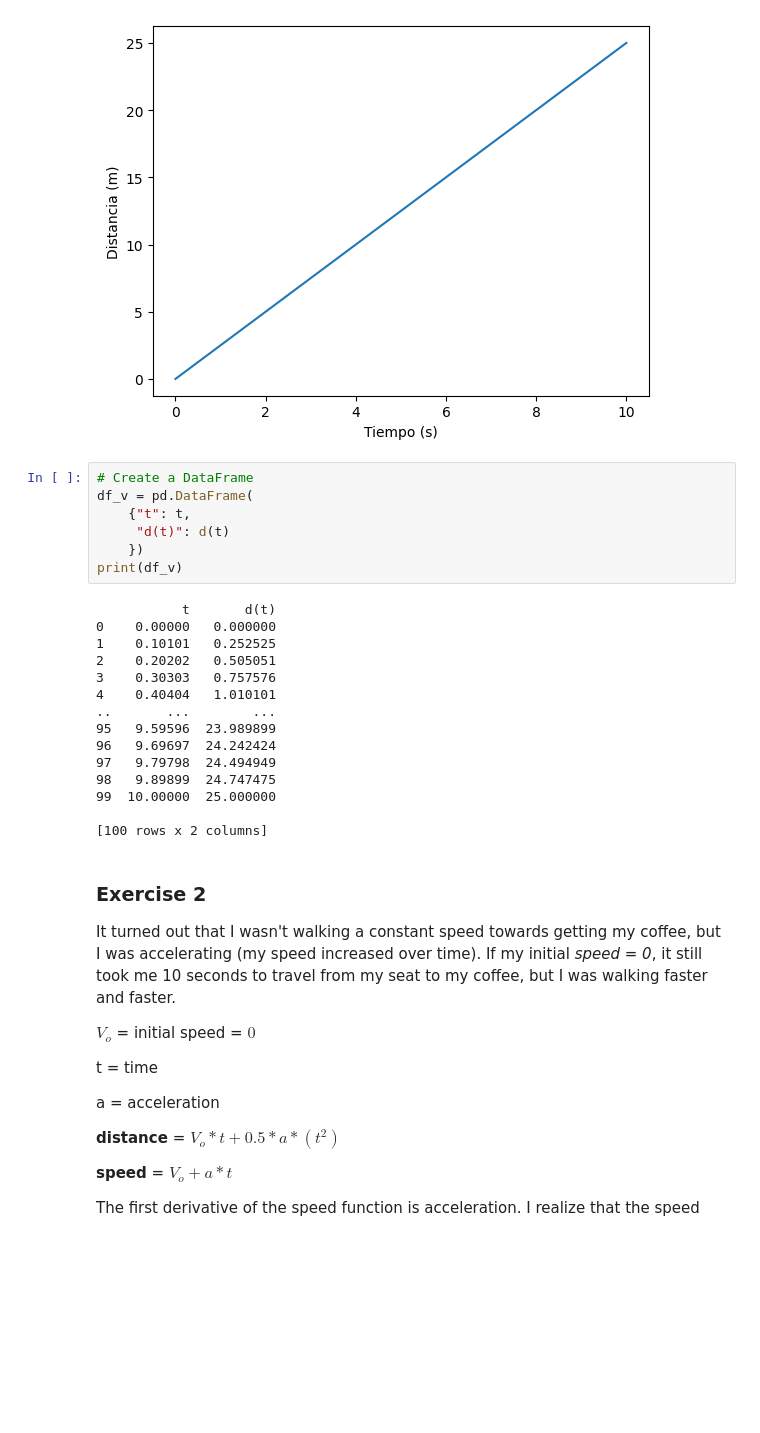
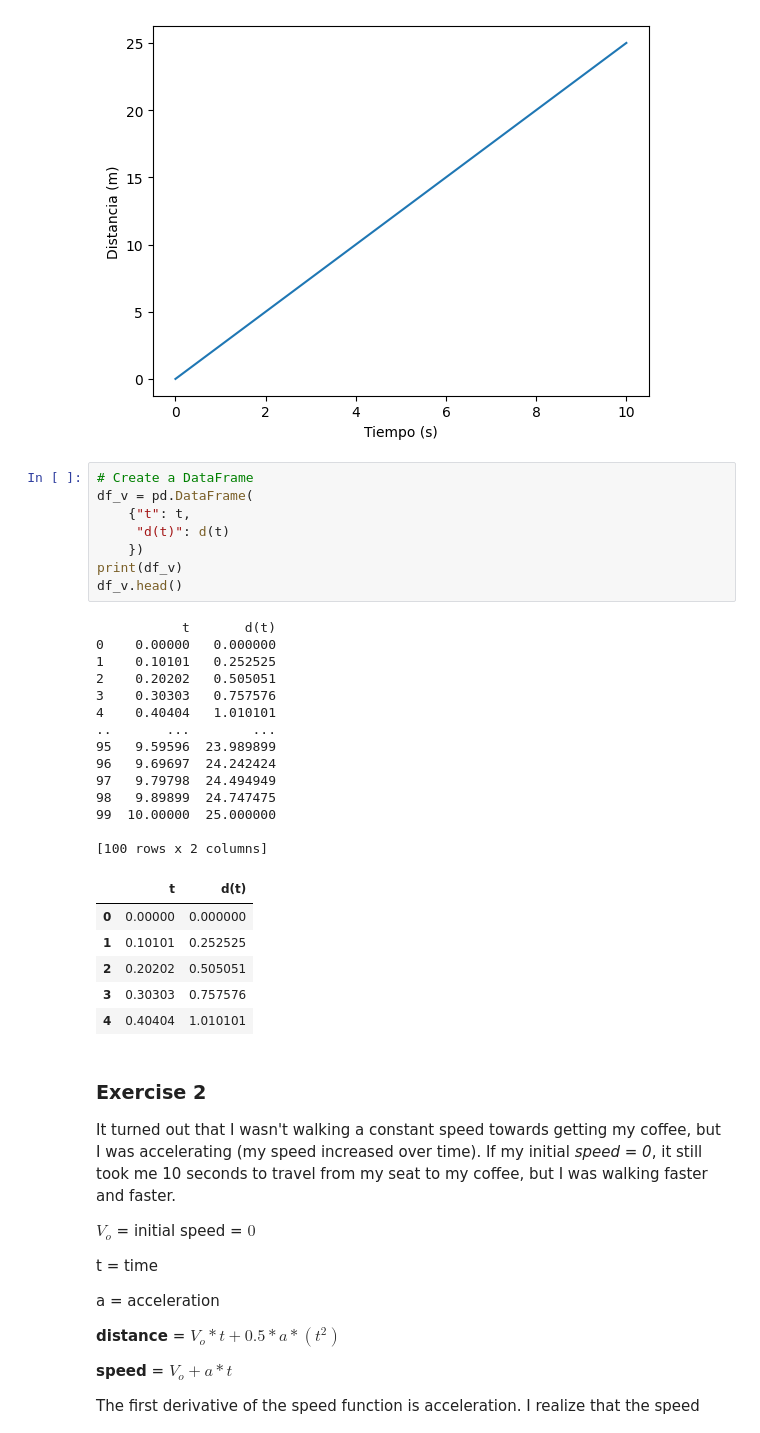
Before and after one commit to 4GeeksAcademy/PROYECTO-ALGEBRA, a Jupyter notebook: notebook/problems.ipynb, the cells around one changed output. Drawn from its saved outputs; the diff is of its cells as text; blank space fills up the shorter version.

```diff
--- a/notebook/problems.ipynb
+++ b/notebook/problems.ipynb
@@ -42,25 +42,32 @@ plt.show()
 # %%
 # Create a DataFrame
 df_v = pd.DataFrame(
     {"t": t,
      "d(t)": d(t)
     })
 print(df_v)
+df_v.head()
 # %% [output]
            t       d(t)
 0    0.00000   0.000000
 1    0.10101   0.252525
 2    0.20202   0.505051
 3    0.30303   0.757576
 4    0.40404   1.010101
 ..       ...        ...
 95   9.59596  23.989899
 96   9.69697  24.242424
 97   9.79798  24.494949
 98   9.89899  24.747475
 99  10.00000  25.000000
 
 [100 rows x 2 columns]
+|  | t | d(t) |
+| 0 | 0.00000 | 0.000000 |
+| 1 | 0.10101 | 0.252525 |
+| 2 | 0.20202 | 0.505051 |
+| 3 | 0.30303 | 0.757576 |
+| 4 | 0.40404 | 1.010101 |
 # %% [markdown]
 ### Exercise 2
 
```
Also changed, not shown: parts of 1 cell of this notebook, 1 other file.
